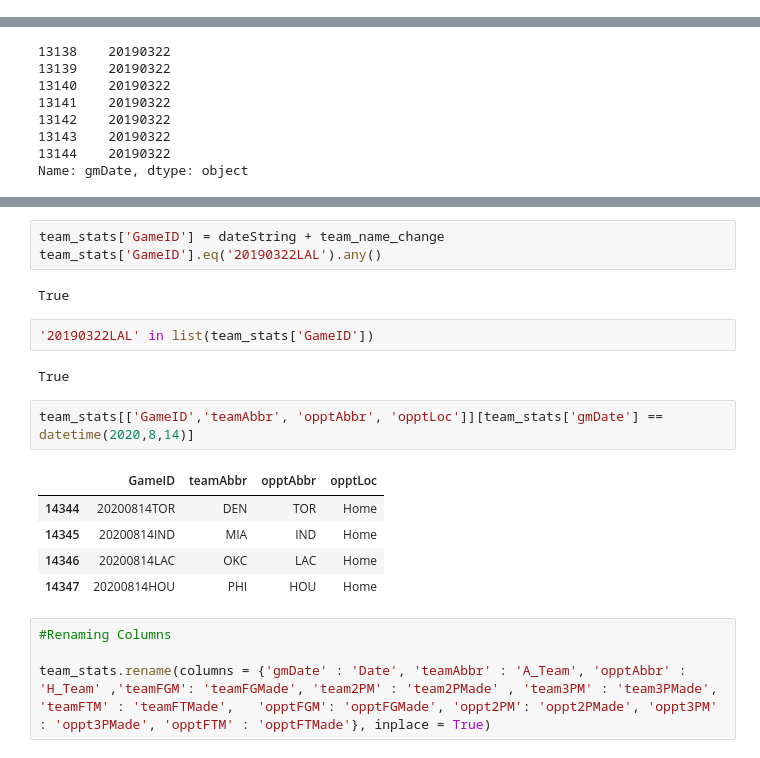
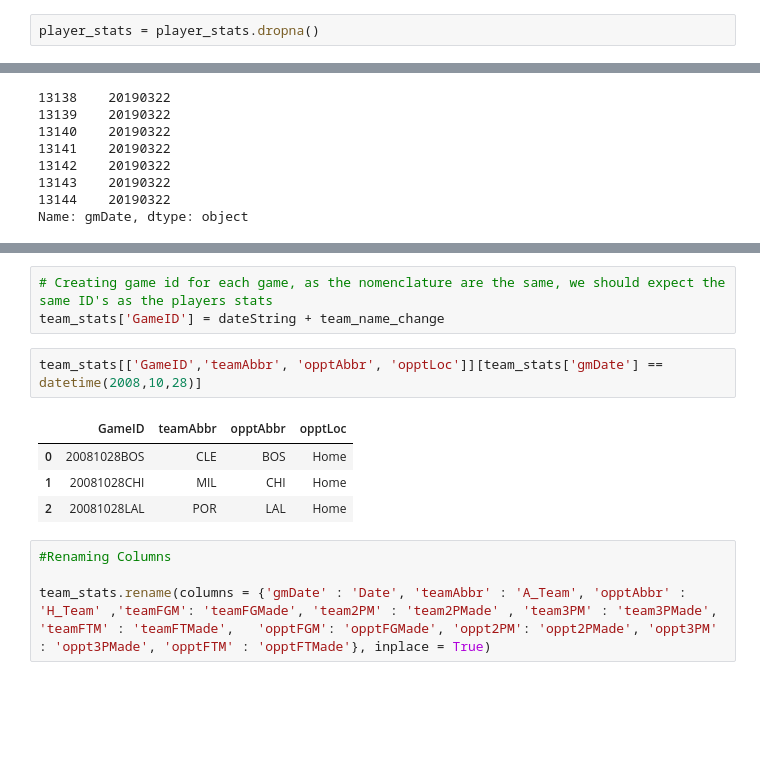
Before and after one commit to ElectricSheep007/UNH-Repo, a Jupyter notebook: DS_Guided_Capstone_2_Repo/virenv/Guided_Capstone_Project_2.ipynb, the cells around one changed output, grey strips where cells are left out. Cells and saved outputs as stored; diff of their text form; blank space fills up the shorter version.

```diff
--- a/DS_Guided_Capstone_2_Repo/virenv/Guided_Capstone_Project_2.ipynb
+++ b/DS_Guided_Capstone_2_Repo/virenv/Guided_Capstone_Project_2.ipynb
@@ -163,0 +170,2 @@ dtype: int64
+# %%
+player_stats = player_stats.dropna()
@@ -466,20 +452,13 @@ team_stats.head()
 # %%
+# Creating game id for each game, as the nomenclature are the same, we should expect the same ID's as the players stats
 team_stats['GameID'] = dateString + team_name_change
-team_stats['GameID'].eq('20190322LAL').any()
-# %% [output]
-True
-# %%
-'20190322LAL' in list(team_stats['GameID'])
-# %% [output]
-True
 # %%
-team_stats[['GameID','teamAbbr', 'opptAbbr', 'opptLoc']][team_stats['gmDate'] == datetime(2020,8,14)]
+team_stats[['GameID','teamAbbr', 'opptAbbr', 'opptLoc']][team_stats['gmDate'] == datetime(2008,10,28)]
 # %% [output]
 |  | GameID | teamAbbr | opptAbbr | opptLoc |
-| 14344 | 20200814TOR | DEN | TOR | Home |
-| 14345 | 20200814IND | MIA | IND | Home |
-| 14346 | 20200814LAC | OKC | LAC | Home |
-| 14347 | 20200814HOU | PHI | HOU | Home |
+| 0 | 20081028BOS | CLE | BOS | Home |
+| 1 | 20081028CHI | MIL | CHI | Home |
+| 2 | 20081028LAL | POR | LAL | Home |
 # %%
 #Renaming Columns
 
```
Also changed, not shown: parts of 71 cells of this notebook.
